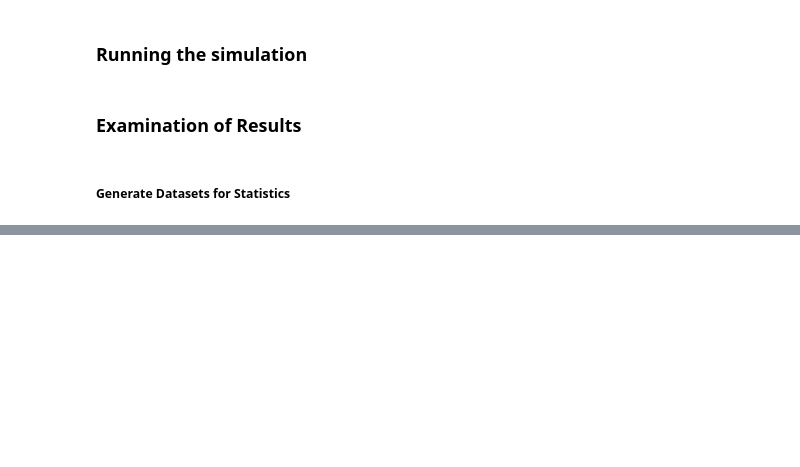
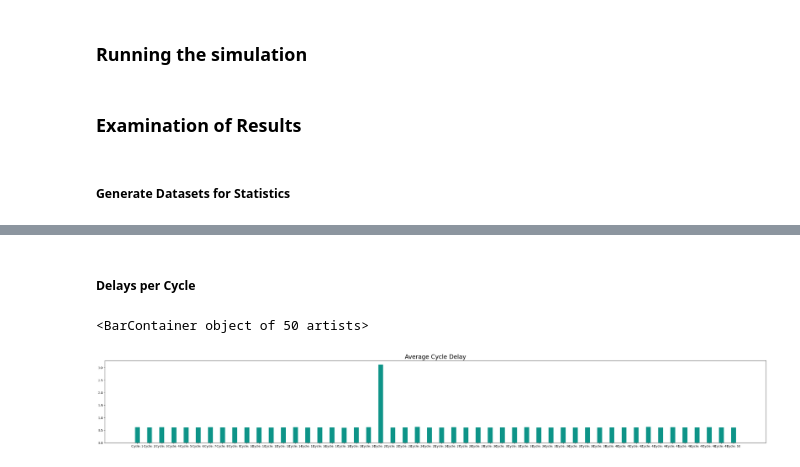
Before and after one commit to AProgramFailure/data-sharing-exploration-for-returnable-assets, a Jupyter notebook: prototypes/central-platform/central-platform-simulation/simulation.ipynb, the cells around one changed output, grey strips where cells are left out. Saved outputs shown, nothing was run; the diff lists cells and outputs as text; code cells hidden in the pictures; blank space fills up the shorter version.

```diff
--- a/prototypes/central-platform/central-platform-simulation/simulation.ipynb
+++ b/prototypes/central-platform/central-platform-simulation/simulation.ipynb
@@ -67,10 +67,17 @@ from uuid                   import uuid4
 # %% [markdown]
 ##### Defining Settings
 # %%
-# structure of settings -> []
 settings : Dict[str, Dict[str, list]] = {
+    "test": {
+        "delay": [0.009, 0.006, 0.002, 0.008, 0.003, 0.01, 0.02, 0.03 , 0.007],
+        "clients": [10, 15, 20],
+        "request_size": [908.37, 1362.41, 1378.55, 1216.62, 1397.12, 1080.28, 1347.66, 771.84, 1210.19, 1132.47, 1121.89, 727.93, 1252.64, 1270.73, 1229.83, 681.42, 1336.58, 1220.45, 618.25, 1066.06, 614.17, 1087.92, 1129.98, 1291.54, 1142.19, 795.73, 1137.28, 1144.31, 1420.39, 798.51, 1074.12, 1403.45, 1092.63, 1071.97, 1234.51, 1251.37, 1230.16, 731.79, 991.47, 1256.16, 749.84],
+        "table_amount": 20,
+        "cycles": 10,
+        "requests": 10
+    },
     "small": {
-        "delay": [0.09, 0.006, 0.002, 0.008, 0.003, 0.01, 0.02, 0.03 , 0.007],
+        "delay": [0.009, 0.006, 0.002, 0.008, 0.003, 0.01, 0.02, 0.03 , 0.007],
         "clients": [10, 15, 20],
         "request_size": [908.37, 1362.41, 1378.55, 1216.62, 1397.12, 1080.28, 1347.66, 771.84, 1210.19, 1132.47, 1121.89, 727.93, 1252.64, 1270.73, 1229.83, 681.42, 1336.58, 1220.45, 618.25, 1066.06, 614.17, 1087.92, 1129.98, 1291.54, 1142.19, 795.73, 1137.28, 1144.31, 1420.39, 798.51, 1074.12, 1403.45, 1092.63, 1071.97, 1234.51, 1251.37, 1230.16, 731.79, 991.47, 1256.16, 749.84],
         "table_amount": 20,
@@ -78,7 +85,7 @@ settings : Dict[str, Dict[str, list]] = {
         "requests": 100
     },
     "medium": {
-        "delay": [0.09, 0.006, 0.002, 0.008, 0.003, 0.01, 0.02, 0.03 , 0.007],
+        "delay": [0.009, 0.006, 0.002, 0.008, 0.003, 0.01, 0.02, 0.03 , 0.007],
         "clients": [20, 30, 50],
         "request_size": [1372.54, 1512.23, 1261.89, 1639.67, 1155.12, 1212.45, 1689.34, 1445.76, 1399.88, 1089.23, 1577.43, 1755.69, 1345.98, 1234.76, 1650.32, 1123.56, 1498.45, 1750.12, 1023.89, 1289.76, 1756.23, 1199.45, 1323.67, 1545.21, 1687.99, 1290.34, 1376.65, 1467.34, 1611.78, 1712.56, 1211.99, 1122.34, 1423.78, 1544.23, 1665.45, 1734.56, 1089.12, 1512.67, 1311.45, 1789.56, 1066.23],
         "table_amount": 20,
@@ -87,7 +94,7 @@ settings : Dict[str, Dict[str, list]] = {
 
     },
     "large": {
-        "delay": [0.09, 0.006, 0.002, 0.008, 0.003, 0.01, 0.02, 0.03 , 0.007],
+        "delay": [0.009, 0.006, 0.002, 0.008, 0.003, 0.01, 0.02, 0.03 , 0.007],
         "clients": [50, 60, 80],
         "request_size": [1795.62, 1768.44, 1892.33, 1548.11, 1203.78, 1444.59, 1821.29, 1382.67, 1347.73, 1862.59, 1304.72, 1401.99, 2034.13, 1918.86, 1976.56, 1234.45, 1596.24, 1663.41, 1739.98, 1912.12, 1265.37, 1956.79, 1360.58, 1661.87, 1229.21, 1483.47, 1945.26, 1731.16, 1746.15, 1295.78, 1815.32, 1993.24, 2001.34, 1154.12, 1938.84, 1168.07, 1634.07, 1820.42, 1741.61, 2071.97, 1624.98, 1531.03],
         "table_amount": 20,
@@ -416,0 +406,40 @@ plt.show()
+# %% [markdown]
+##### Delays per Cycle
+# %%
+
+bar_plot_selection = cycle_dataset[['cycle', 'data_delay']]
+bar_plot_data = {}
+
+
+temp : Dict[str, List[float]] = {}
+
+cycle_col_one_list = bar_plot_selection['cycle'].tolist()
+cycle_col_two_list  = bar_plot_selection['data_delay'].tolist()
+
+for cycle in range(0, len(cycle_col_one_list)):
+    if cycle_col_one_list[cycle] in temp.keys():
+        list_of_floats = temp[cycle_col_one_list[cycle]]
+        list_of_floats.append(cycle_col_two_list[cycle])
+        temp.update({
+            cycle_col_one_list[cycle] : list_of_floats
+        })
+    else:
+        list_of_floats = []
+        list_of_floats.append(cycle_col_two_list[cycle])
+        temp.update({
+            cycle_col_one_list[cycle] : list_of_floats
+        })
+
+for cycle, list_of_delays in temp.items():
+    avg = round(sum(list_of_delays) / len(list_of_delays),8)
+    bar_plot_data.update({
+        cycle : avg
+    })
+
+
+plt.figure(figsize=(40,5))
+plt.title("Average Cycle Delay", size = 20)
+plt.bar(bar_plot_data.keys(), bar_plot_data.values(), width=0.4, color= "#0d9488")
+# %% [output]
+<BarContainer object of 50 artists>
+[figure, added]
```
Also changed, not shown: parts of 9 cells of this notebook, 1 other file.
